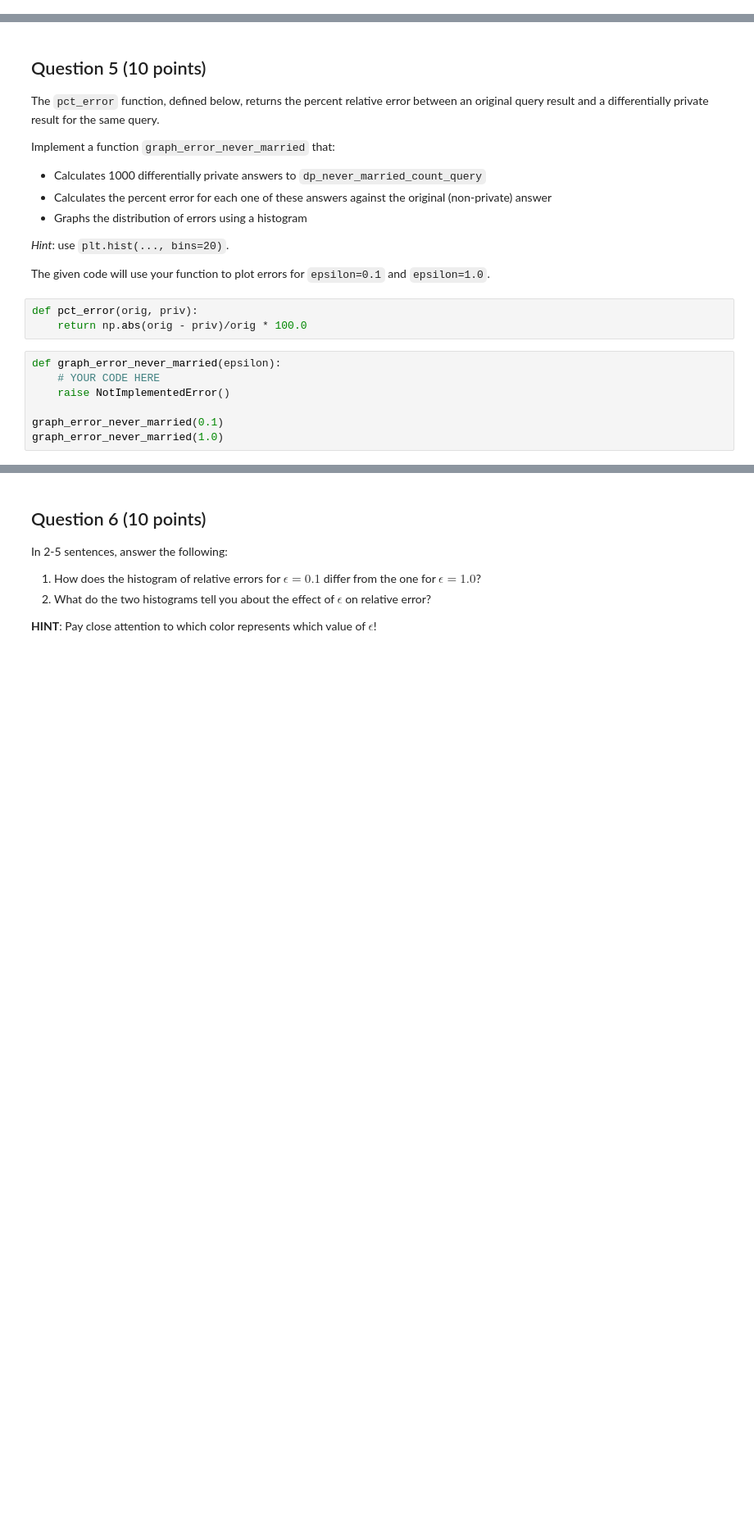
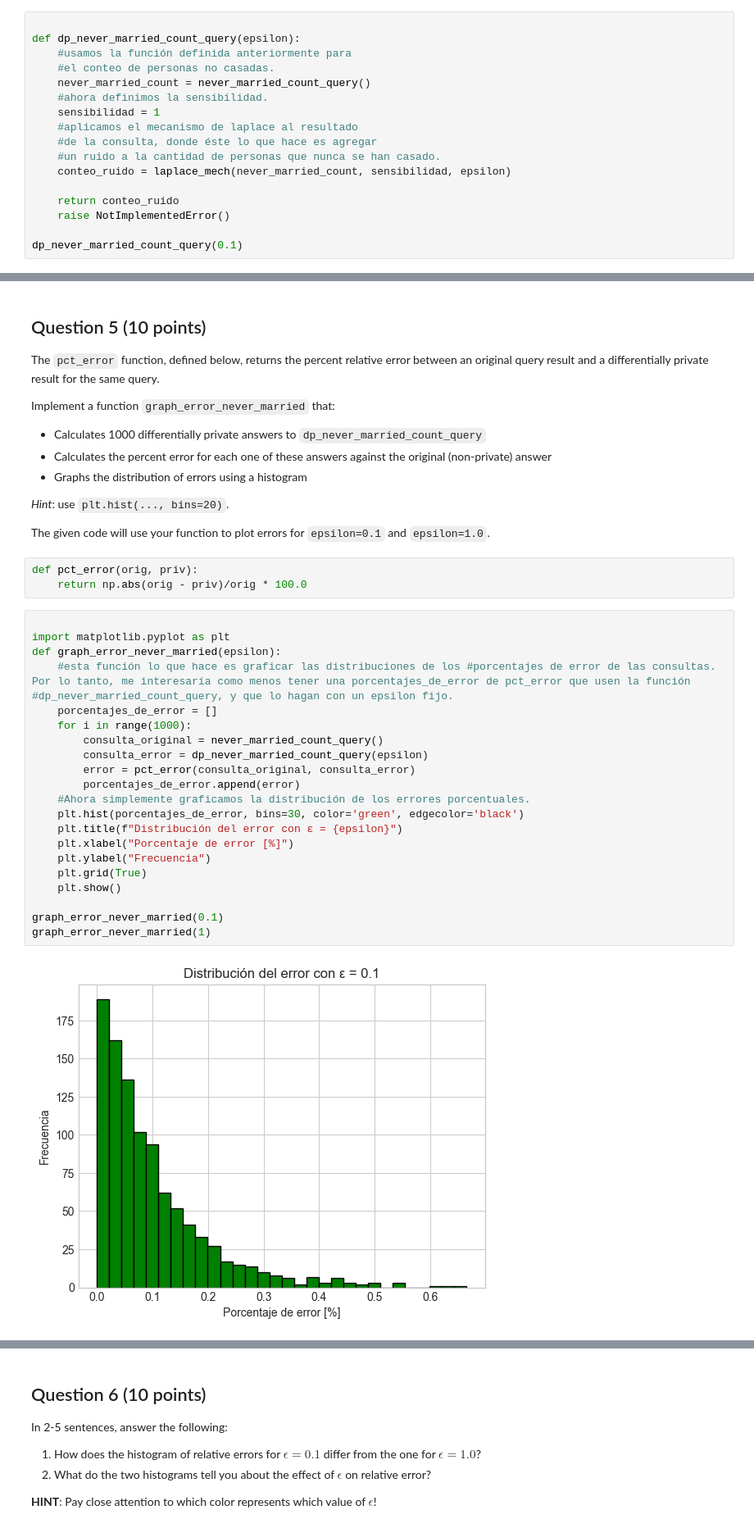
Before and after one commit to DiegoEspinozaoss/Privacidad_de_Datos_CC5215-1, a Jupyter notebook: Laboratorios/Laboratorio_03.ipynb, the cells around one changed output, grey strips where cells are left out. Shown at 82% size. Saved outputs shown, nothing was run; the diff lists cells and outputs as text; blank space fills up the shorter version.

Commit message:
preguntas de la 1 a la 5, con definición de clases, gráfico de histogramas y cálculo de consultas con el ruido mediante el mecanismo de Laplace

```diff
--- a/Laboratorios/Laboratorio_03.ipynb
+++ b/Laboratorios/Laboratorio_03.ipynb
@@ -56,0 +62,17 @@ dp_never_married_count_query(0.1)
+# %%
+
+def dp_never_married_count_query(epsilon):
+    #usamos la función definida anteriormente para
+    #el conteo de personas no casadas.
+    never_married_count = never_married_count_query()
+    #ahora definimos la sensibilidad.
+    sensibilidad = 1
+    #aplicamos el mecanismo de laplace al resultado
+    #de la consulta, donde éste lo que hace es agregar
+    #un ruido a la cantidad de personas que nunca se han casado.
+    conteo_ruido = laplace_mech(never_married_count, sensibilidad, epsilon)
+
+    return conteo_ruido
+    raise NotImplementedError()
+
+dp_never_married_count_query(0.1)
@@ -110,10 +153,26 @@ The given code will use your function to plot errors for `epsilon=0.1` and `epsi
 # %%
 def pct_error(orig, priv):
     return np.abs(orig - priv)/orig * 100.0
-# %%
-def graph_error_never_married(epsilon):
-    # YOUR CODE HERE
-    raise NotImplementedError()
-
-graph_error_never_married(0.1)
-graph_error_never_married(1.0)
+# %%
+
+import matplotlib.pyplot as plt
+def graph_error_never_married(epsilon):
+    #esta función lo que hace es graficar las distribuciones de los #porcentajes de error de las consultas. Por lo tanto, me interesaría como menos tener una porcentajes_de_error de pct_error que usen la función #dp_never_married_count_query, y que lo hagan con un epsilon fijo.
+    porcentajes_de_error = []
+    for i in range(1000):
+        consulta_original = never_married_count_query()
+        consulta_error = dp_never_married_count_query(epsilon)
+        error = pct_error(consulta_original, consulta_error)
+        porcentajes_de_error.append(error)
+    #Ahora simplemente graficamos la distribución de los errores porcentuales.
+    plt.hist(porcentajes_de_error, bins=30, color='green', edgecolor='black')
+    plt.title(f"Distribución del error con ε = {epsilon}")
+    plt.xlabel("Porcentaje de error [%]")
+    plt.ylabel("Frecuencia")
+    plt.grid(True)
+    plt.show()
+
+graph_error_never_married(0.1)
+graph_error_never_married(1)
+# %% [output]
+[figure, added]
```
Also changed, not shown: parts of 11 cells of this notebook.
